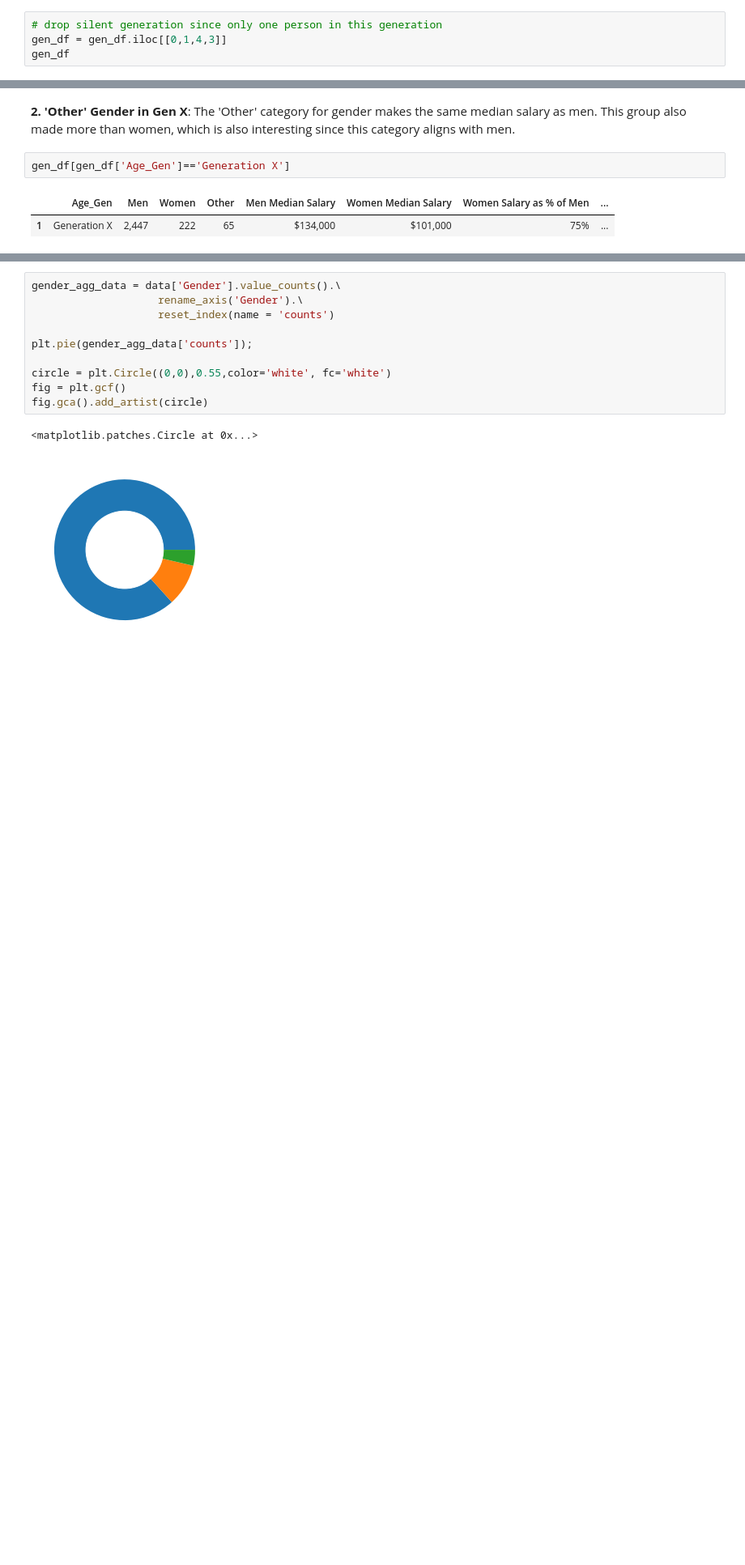
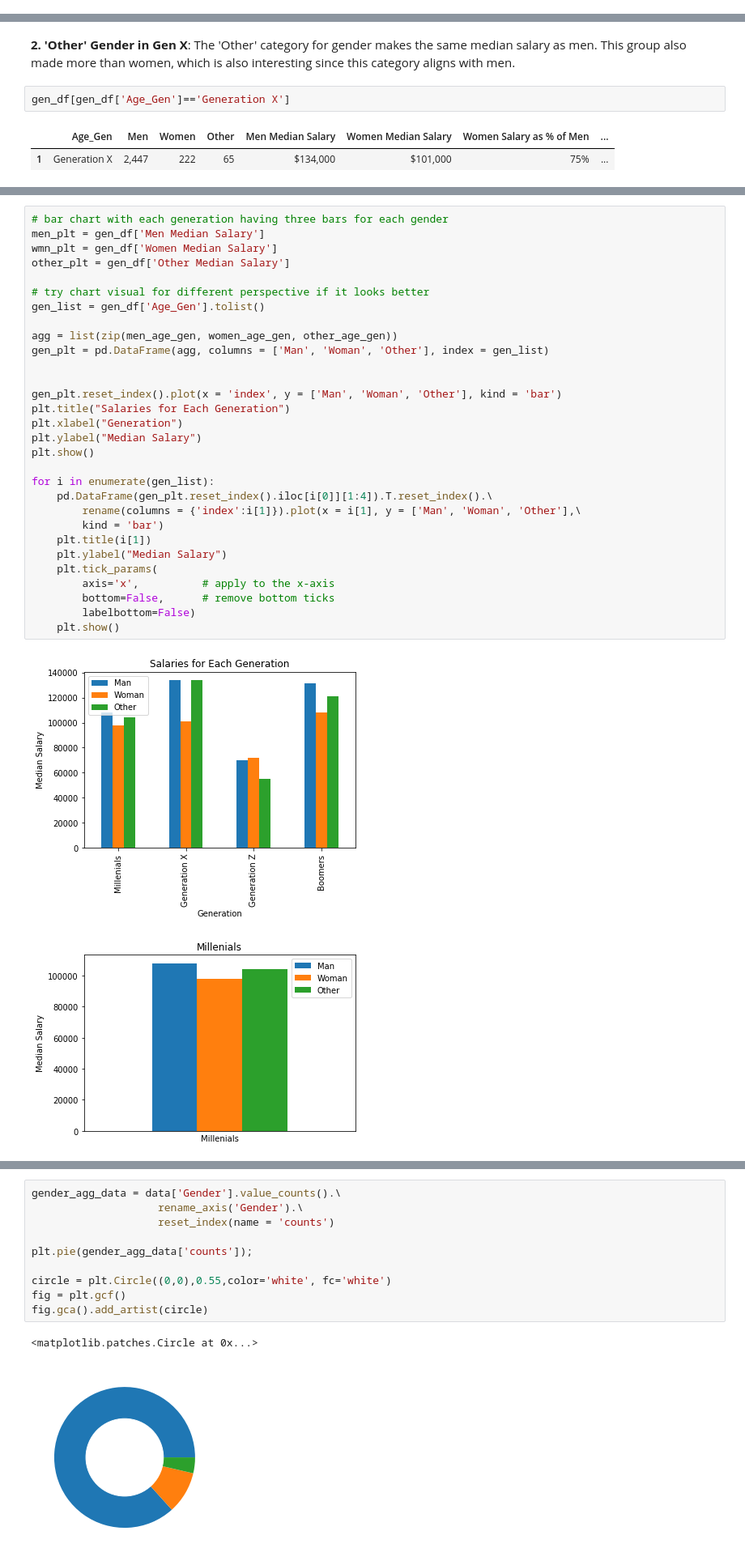
Before and after one commit to regomoto/Data_Science_Nanodegree, a Jupyter notebook: 01_blog/Salary_Analysis_Notebook.ipynb, the cells around one changed output, grey strips where cells are left out. Shown: that part at 81% size. Saved outputs shown, nothing was run; the diff lists cells and outputs as text; blank space fills up the shorter version.

Commit message:
Completed final draft of notebook
Answered three questions and addressed each
step of the CRISP-DM process. Also added an image
to the directory to be used as an image to depict
the gender pay gap.

```diff
--- a/01_blog/Salary_Analysis_Notebook.ipynb
+++ b/01_blog/Salary_Analysis_Notebook.ipynb
@@ -696,4 +704,0 @@ gen_df
-# %%
-# drop silent generation since only one person in this generation
-gen_df = gen_df.iloc[[0,1,4,3]]
-gen_df
@@ -737,0 +734,33 @@ gen_df[gen_df['Age_Gen']=='Generation X']
+# %%
+# bar chart with each generation having three bars for each gender
+men_plt = gen_df['Men Median Salary']
+wmn_plt = gen_df['Women Median Salary']
+other_plt = gen_df['Other Median Salary']
+
+# try chart visual for different perspective if it looks better
+gen_list = gen_df['Age_Gen'].tolist()
+
+agg = list(zip(men_age_gen, women_age_gen, other_age_gen))
+gen_plt = pd.DataFrame(agg, columns = ['Man', 'Woman', 'Other'], index = gen_list)
+
+
+gen_plt.reset_index().plot(x = 'index', y = ['Man', 'Woman', 'Other'], kind = 'bar')
+plt.title("Salaries for Each Generation")
+plt.xlabel("Generation")
+plt.ylabel("Median Salary")
+plt.show()
+
+for i in enumerate(gen_list):
+    pd.DataFrame(gen_plt.reset_index().iloc[i[0]][1:4]).T.reset_index().\
+        rename(columns = {'index':i[1]}).plot(x = i[1], y = ['Man', 'Woman', 'Other'],\
+        kind = 'bar')
+    plt.title(i[1])
+    plt.ylabel("Median Salary")
+    plt.tick_params(
+        axis='x',          # apply to the x-axis
+        bottom=False,      # remove bottom ticks
+        labelbottom=False)
+    plt.show()
+# %% [output]
+[figure, added]
+[figure, added]
```
Also changed, not shown: parts of 17 cells of this notebook, 1 other file.
